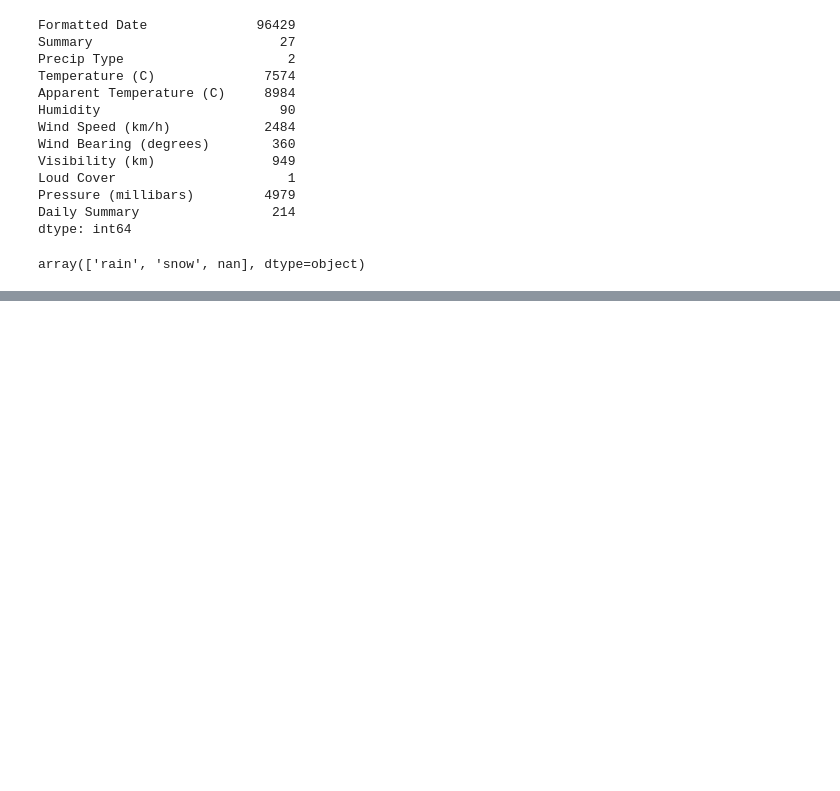
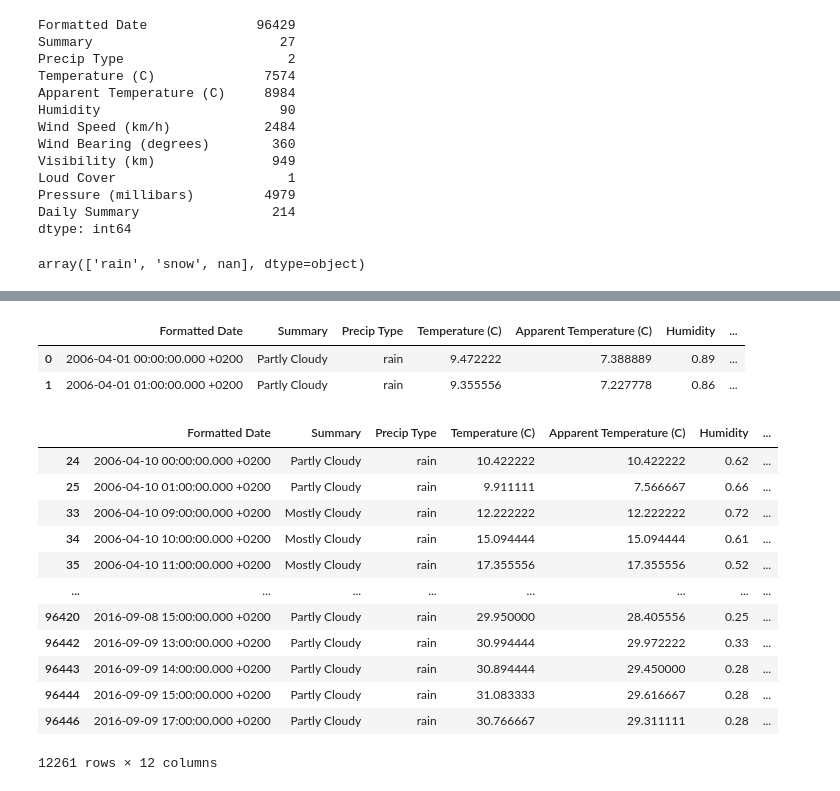
Before and after one commit to niteshprajapat/Kaggle-Weather-Dataset-Analysis, a Jupyter notebook: Weather Project.ipynb, the cells around one changed output, grey strips where cells are left out. Cells and saved outputs as stored; diff of their text form; code cells hidden in the pictures; blank space fills up the shorter version.

```diff
--- a/Weather Project.ipynb
+++ b/Weather Project.ipynb
@@ -150,0 +280,24 @@ df["Precip Type"].is
+# %%
+df.head(2)
+# %% [output]
+|  | Formatted Date | Summary | Precip Type | Temperature (C) | Apparent Temperature (C) | Humidity | ... |
+| 0 | 2006-04-01 00:00:00.000 +0200 | Partly Cloudy | rain | 9.472222 | 7.388889 | 0.89 | ... |
+| 1 | 2006-04-01 01:00:00.000 +0200 | Partly Cloudy | rain | 9.355556 | 7.227778 | 0.86 | ... |
+# %%
+fltr = (df["Wind Speed (km/h)"] >= 14) & (df["Wind Bearing (degrees)"] < 200)
+# %%
+df[fltr]
+# %% [output]
+|  | Formatted Date | Summary | Precip Type | Temperature (C) | Apparent Temperature (C) | Humidity | ... |
+| 24 | 2006-04-10 00:00:00.000 +0200 | Partly Cloudy | rain | 10.422222 | 10.422222 | 0.62 | ... |
+| 25 | 2006-04-10 01:00:00.000 +0200 | Partly Cloudy | rain | 9.911111 | 7.566667 | 0.66 | ... |
+| 33 | 2006-04-10 09:00:00.000 +0200 | Mostly Cloudy | rain | 12.222222 | 12.222222 | 0.72 | ... |
+| 34 | 2006-04-10 10:00:00.000 +0200 | Mostly Cloudy | rain | 15.094444 | 15.094444 | 0.61 | ... |
+| 35 | 2006-04-10 11:00:00.000 +0200 | Mostly Cloudy | rain | 17.355556 | 17.355556 | 0.52 | ... |
+| ... | ... | ... | ... | ... | ... | ... | ... |
+| 96420 | 2016-09-08 15:00:00.000 +0200 | Partly Cloudy | rain | 29.950000 | 28.405556 | 0.25 | ... |
+| 96442 | 2016-09-09 13:00:00.000 +0200 | Partly Cloudy | rain | 30.994444 | 29.972222 | 0.33 | ... |
+| 96443 | 2016-09-09 14:00:00.000 +0200 | Partly Cloudy | rain | 30.894444 | 29.450000 | 0.28 | ... |
+| 96444 | 2016-09-09 15:00:00.000 +0200 | Partly Cloudy | rain | 31.083333 | 29.616667 | 0.28 | ... |
+| 96446 | 2016-09-09 17:00:00.000 +0200 | Partly Cloudy | rain | 30.766667 | 29.311111 | 0.28 | ... |
+12261 rows × 12 columns
```
Also changed, not shown: parts of 13 cells of this notebook.
